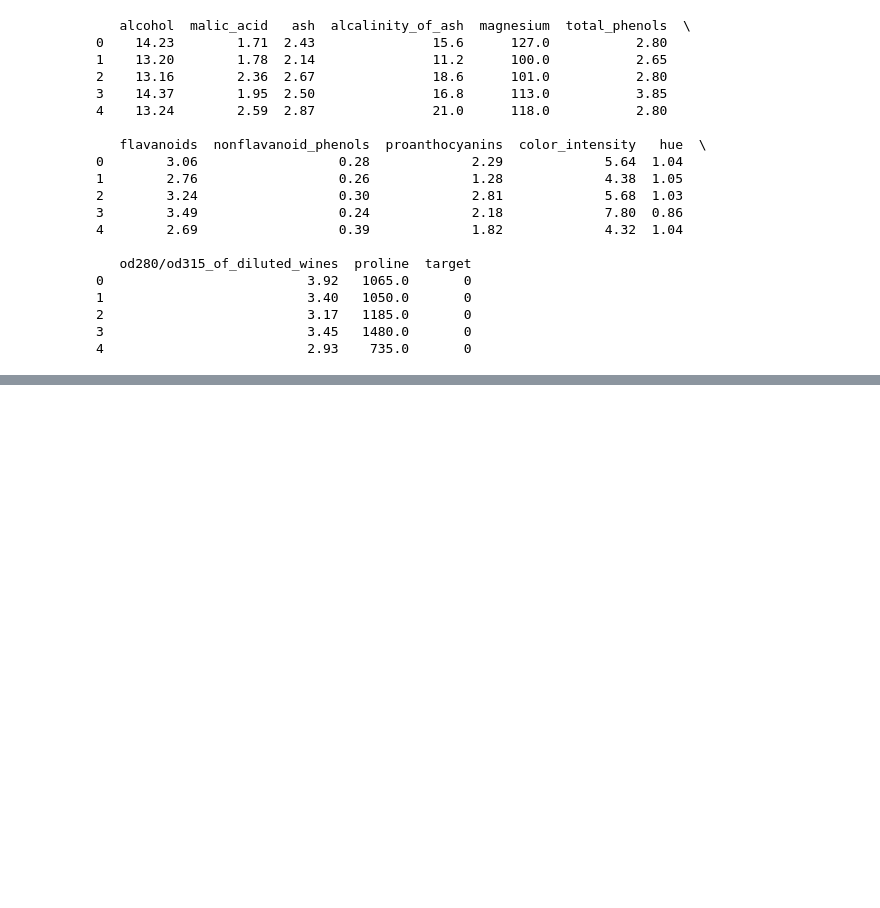
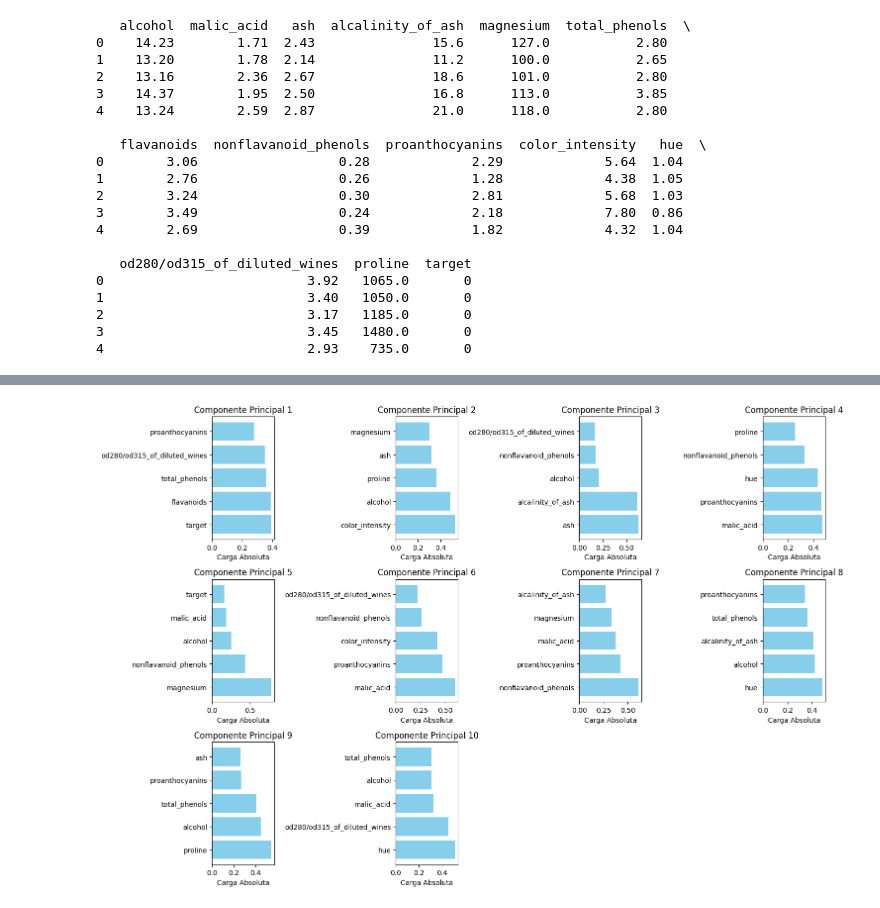
Before and after one commit to MarceloAFT/Analisis_de_Datos_PCA_Naive_Bayes, a Jupyter notebook: Scripts/Laboratorio_1_PCA_Naive_Bayes.ipynb, the cells around one changed output, grey strips where cells are left out. Saved outputs shown, nothing was run; the diff lists cells and outputs as text; code cells hidden in the pictures; blank space fills up the shorter version.

```diff
--- a/Scripts/Laboratorio_1_PCA_Naive_Bayes.ipynb
+++ b/Scripts/Laboratorio_1_PCA_Naive_Bayes.ipynb
@@ -56,0 +148,13 @@ Explicación:
+# %%
+# Crear un DataFrame con las cargas de cada variable en cada componente principal
+loadings = pd.DataFrame(pca.components_.T, columns=[f'PC{i}' for i in range(1, n_components + 1)], index=df_wine.columns)
+
+#Importancia de las variables
+loadings_abs = loadings.abs()
+
+# Mostrar las 5 variables con las cargas más altas para cada componente principal
+top_loadings = loadings_abs.apply(lambda x: x.nlargest(5).index)
+
+# Mostrar las cargas
+print("Cargas de variables en cada componente principal:")
+print(top_loadings)
@@ -57 +188,16 @@ Explicación:
+# %%
+plt.figure(figsize=(15, 10))
+
+for i in range(n_components):
+    plt.subplot(3, 4, i + 1) #grafico de 3 filas y 3 columnas para visualizar cada componente
+    top_vars = top_loadings[f'PC{i+1}'] #muestra los variables con mayor importancia para cada componente
+    loading_values = loadings_abs[f'PC{i+1}'][top_vars]
+    plt.barh(top_vars, loading_values, color='skyblue')
+    plt.xlabel('Carga Absoluta')
+    plt.title(f'Componente Principal {i+1}')
+
+plt.tight_layout()
+plt.show()
+# %% [output]
+[figure, added]
 # %%
```
Also changed, not shown: parts of 32 cells of this notebook.
